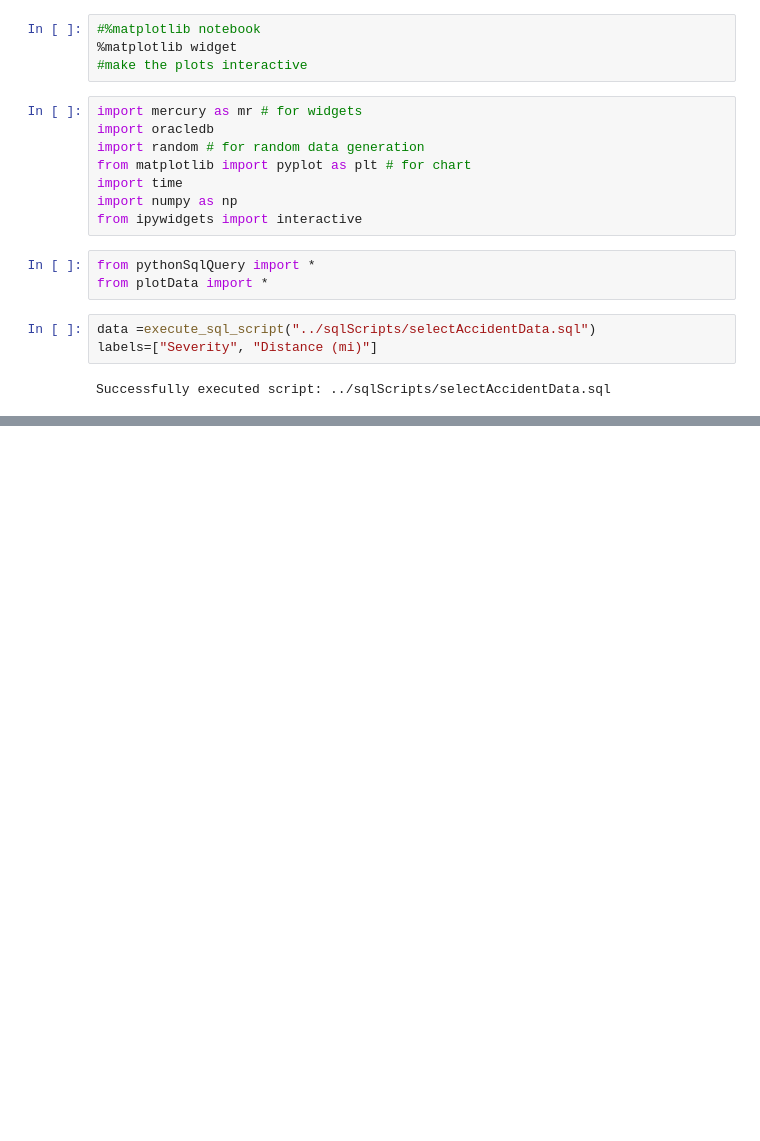
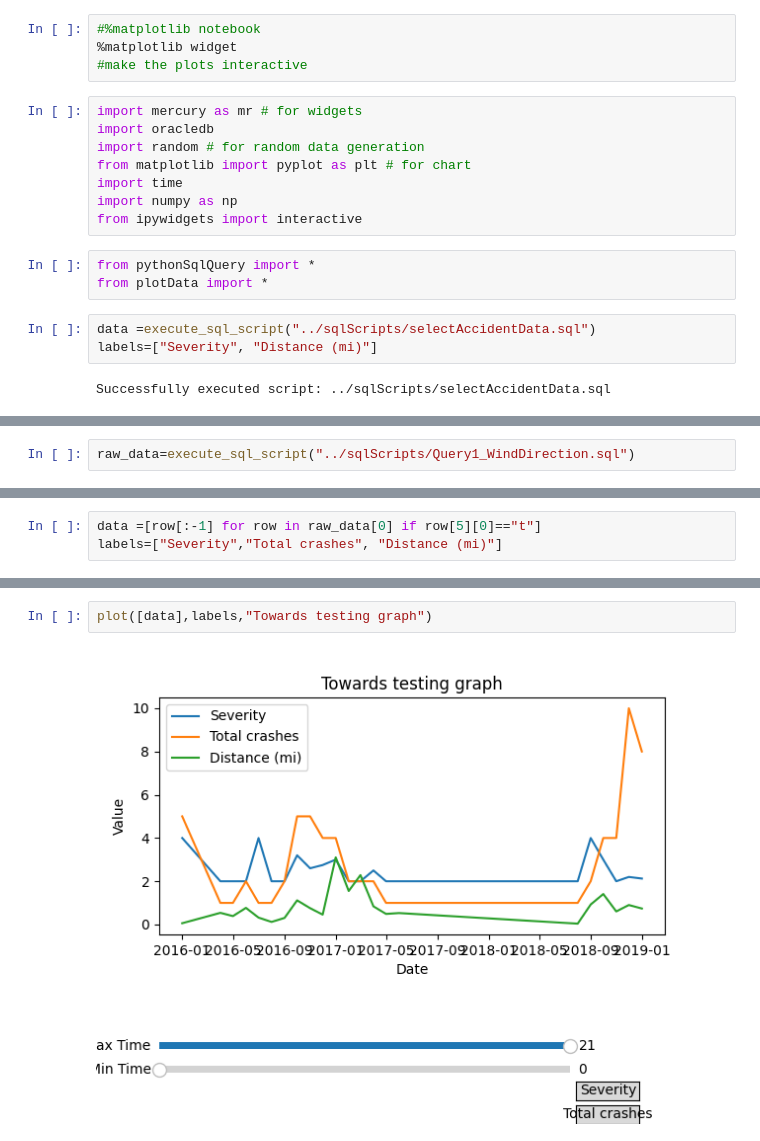
Before and after one commit to michaelbennieUFL/CIS4301-Group-Project, a Jupyter notebook: frontEnd/hello-world.ipynb, the cells around one changed output, grey strips where cells are left out. Cells and saved outputs as stored; diff of their text form; blank space fills up the shorter version.

```diff
--- a/frontEnd/hello-world.ipynb
+++ b/frontEnd/hello-world.ipynb
@@ -48,0 +65,2 @@ plot(data,labels,"TITLE")
+# %%
+raw_data=execute_sql_script("../sqlScripts/Query1_WindDirection.sql")
@@ -48,0 +89,3 @@ plot(data,labels,"TITLE")
+# %%
+data =[row[:-1] for row in raw_data[0] if row[5][0]=="t"]
+labels=["Severity","Total crashes", "Distance (mi)"]
@@ -48,0 +112,4 @@ plot(data,labels,"TITLE")
+# %%
+plot([data],labels,"Towards testing graph")
+# %% [output]
+[figure, added]
```
Also changed, not shown: parts of 5 cells of this notebook, 1 other file.
